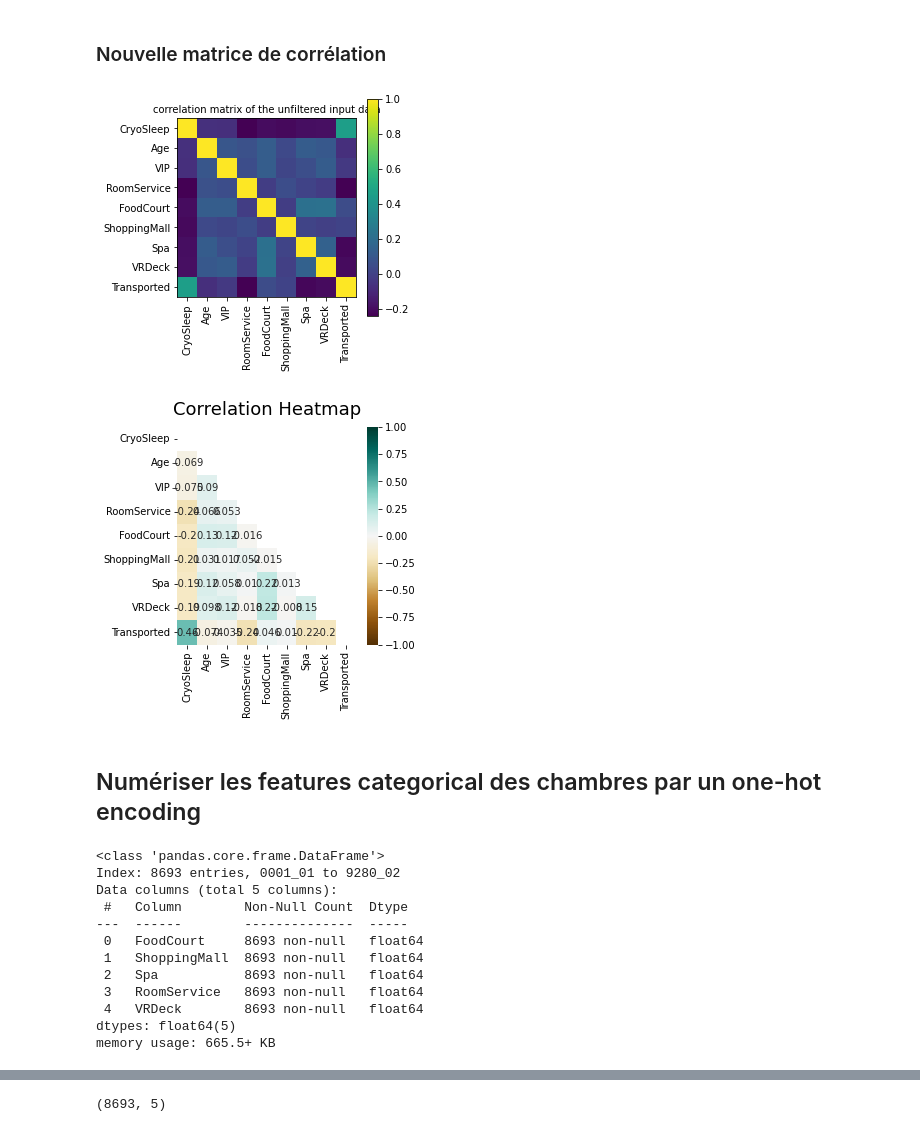
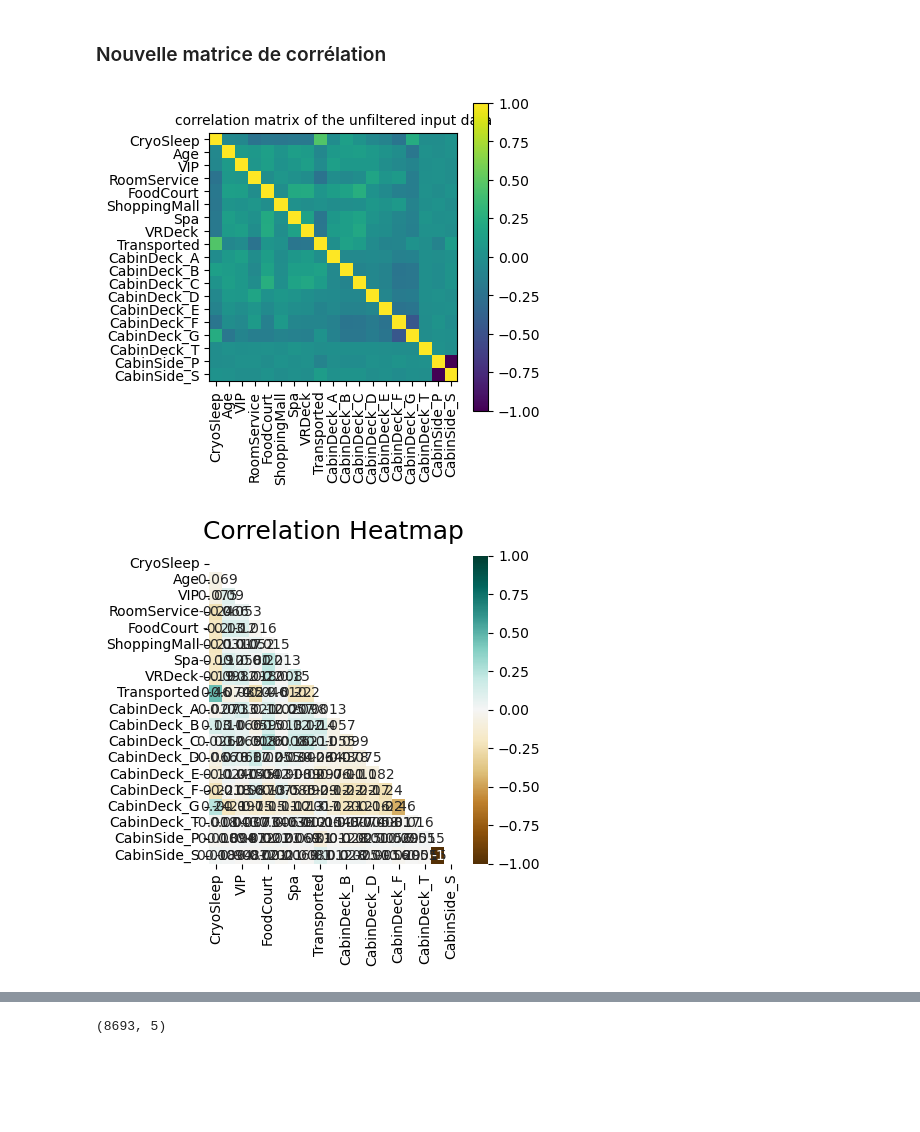
Before and after one commit to MatthiasPersonnaz/Kaggle_Projects, a Jupyter notebook: Spaceship Titanic/Spaceship_Titanic.ipynb, the cells around one changed output, grey strips where cells are left out. Drawn from its saved outputs; the diff is of its cells as text; code cells hidden in the pictures; blank space fills up the shorter version.

```diff
--- a/Spaceship Titanic/Spaceship_Titanic.ipynb
+++ b/Spaceship Titanic/Spaceship_Titanic.ipynb
@@ -104,0 +179,8 @@ dtype: int64
+# %%
+""" amenities_features = reduced_dataset.loc[:, ['FoodCourt', 'ShoppingMall', 'Spa', 'RoomService', 'VRDeck']]
+amenities_features.info()
+
+scaler = sklearn.preprocessing.MinMaxScaler()
+amenities_features = scaler.fit_transform(amenities_features)
+reduced_dataset[['FoodCourt', 'ShoppingMall', 'Spa', 'RoomService', 'VRDeck']] = amenities_features
+reduced_dataset """
@@ -128,3 +234,4 @@ def scinder_deck(df):
 # %%
 reduced_dataset[['CabinDeck', 'CabinNumber','CabinSide']] = reduced_dataset['Cabin'].str.split('/', expand=True) # solution trouvée sur le notebook en exemple
 reduced_dataset.drop(["Cabin"], axis=1, inplace=True) # supprimer ensuite la colonne inutile désormais
+reduced_dataset.drop(["CabinNumber"], axis=1, inplace=True) # supprimer ensuite la colonne du numéro de cabine également qui n'a aucun sens numériquement
@@ -163,0 +238,3 @@ There are NaN values in the dataset: True
+# %%
+cabin_features = pd.get_dummies(data=reduced_dataset.loc[:, ['CabinDeck', 'CabinSide']]) # On oublie le numéro de cabine # columns= argument facultatif
+reduced_dataset.drop(["CabinDeck", "CabinSide"], axis=1, inplace=True)
@@ -195,0 +396,3 @@ sns.catplot(
+# %%
+encoded_dataset = pd.concat([reduced_dataset.copy(deep=True), cabin_features], axis=1, join='inner')
+encoded_dataset
@@ -196,46 +414,24 @@ sns.catplot(
 # %% [markdown]
 ### Nouvelle matrice de corrélation
 # %%
-dataset_correlation = reduced_dataset
-correlation_set = pd.get_dummies(reduced_dataset.drop(labels=['CabinDeck', 'CabinNumber','CabinSide'], axis=1))
-
-
-mat_corr = correlation_set.corr()
+mat_corr = encoded_dataset.corr()
 labels = list(mat_corr.index)
 mat_corr_np = np.array(mat_corr)
 
 plt.figure(figsize = (4, 4))
 plt.imshow(mat_corr_np, cmap='viridis')
 plt.colorbar()
 plt.xticks(range(len(mat_corr.index)), labels, rotation='vertical', fontsize=10)
 plt.yticks(range(len(mat_corr.index)), labels, rotation='horizontal', fontsize=10)
 plt.title('correlation matrix of the unfiltered input data', size=10)
 plt.show()
 
 
 
 plt.figure(figsize=(4, 4))
 mask = np.triu(np.ones_like(mat_corr, dtype=bool))
 heatmap = sns.heatmap(mat_corr, vmin=-1, vmax=1, annot=True, cmap='BrBG', mask=mask)
 heatmap.set_title('Correlation Heatmap', fontdict={'fontsize':18}, pad=12);
 # %% [output]
-[figure, old version]
+[figure, new version]
-[figure, old version]
+[figure, new version]
-# %% [markdown]
-## Numériser les features categorical des chambres par un one-hot encoding
-# %%
-amenities_features = reduced_dataset.loc[:, ['FoodCourt', 'ShoppingMall', 'Spa', 'RoomService', 'VRDeck']]
-amenities_features.info()
-# %% [output]
-<class 'pandas.core.frame.DataFrame'>
-Index: 8693 entries, 0001_01 to 9280_02
-Data columns (total 5 columns):
- #   Column        Non-Null Count  Dtype
----  ------        --------------  -----
- 0   FoodCourt     8693 non-null   float64
- 1   ShoppingMall  8693 non-null   float64
- 2   Spa           8693 non-null   float64
- 3   RoomService   8693 non-null   float64
- 4   VRDeck        8693 non-null   float64
-dtypes: float64(5)
-memory usage: 665.5+ KB
```
Also changed, not shown: parts of 67 cells of this notebook, 16 other files.
